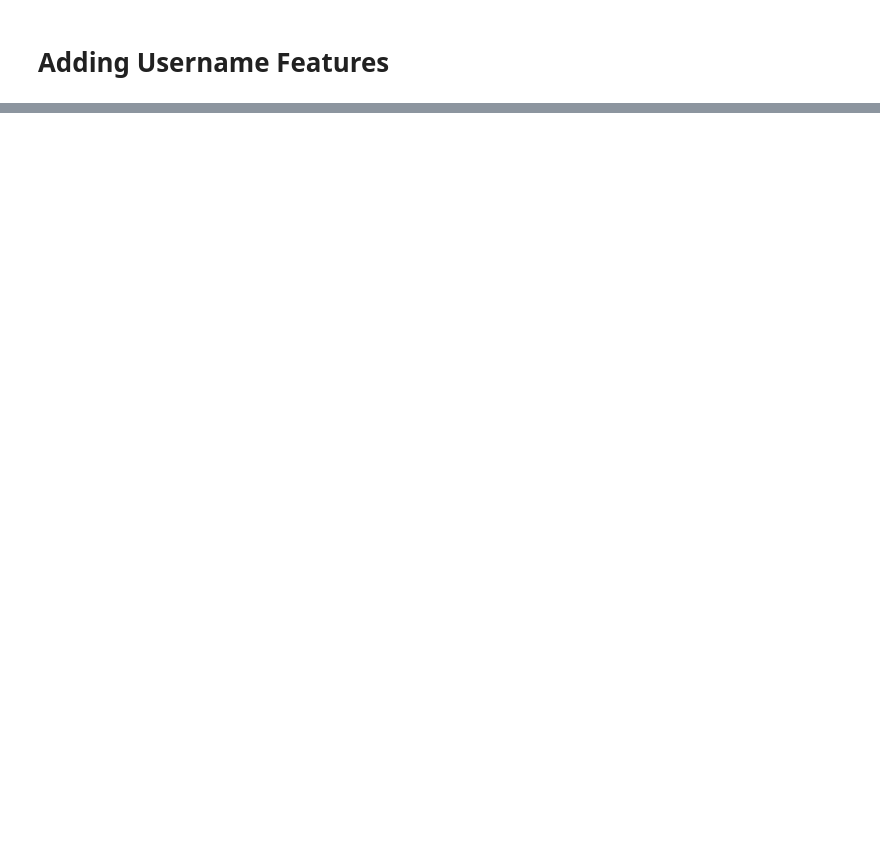
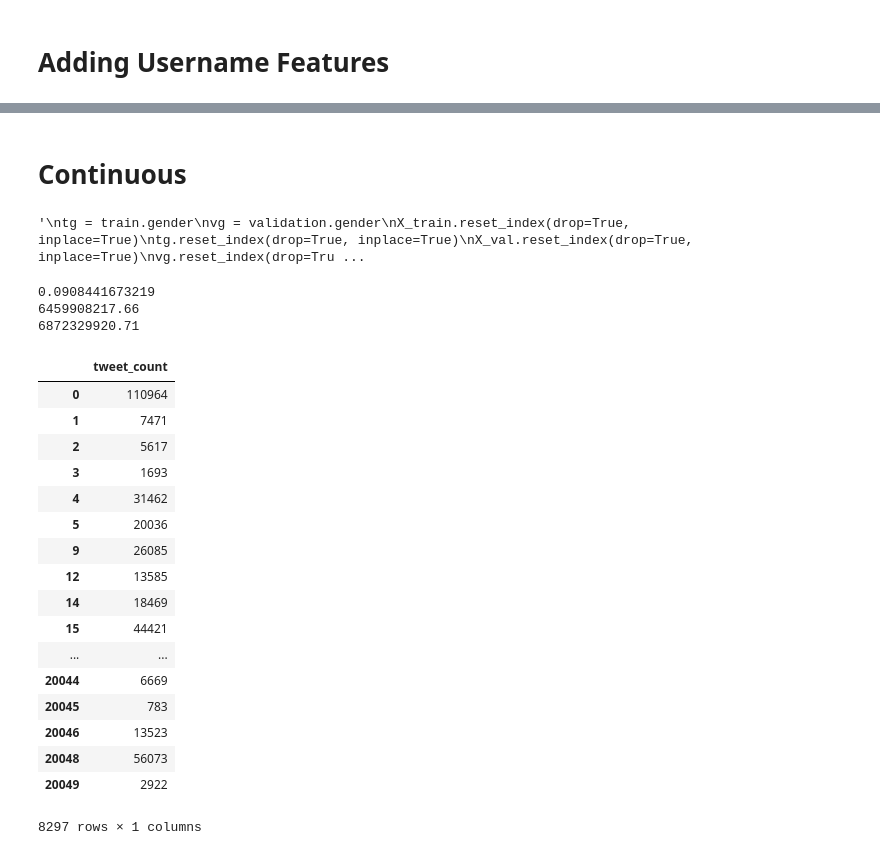
Before and after one commit to fcipollone/TwitterUserGender, a Jupyter notebook: Prediction.ipynb, the cells around one changed output, grey strips where cells are left out. Drawn from its saved outputs; the diff is of its cells as text; code cells hidden in the pictures; blank space fills up the shorter version.

```diff
--- a/Prediction.ipynb
+++ b/Prediction.ipynb
@@ -234,0 +235,19 @@ print (metrics.roc_auc_score(y_val, scores[:,1]))
+# %% [markdown]
+# Continuous
+# %%
+'''
+tg = train.gender
+vg = validation.gender
+X_train.reset_index(drop=True, inplace=True)
+tg.reset_index(drop=True, inplace=True)
+X_val.reset_index(drop=True, inplace=True)
+vg.reset_index(drop=True, inplace=True)
+
+X_train = pd.concat([X_train, tg],axis=1, ignore_index=True)
+X_val = pd.concat([X_val, vg],axis=1, ignore_index=True)
+'''
+# %% [output]
+'\ntg = train.gender\nvg = validation.gender\nX_train.reset_index(drop=True, inplace=True)\ntg.reset_index(drop=True, inplace=True)\nX_val.reset_index(drop=True, inplace=True)\nvg.reset_index(drop=Tru ...
+# %%
+y_train = train.filter(['tweet_count'])
+y_val = validation.filter(['tweet_count'])
@@ -234,0 +257,36 @@ print (metrics.roc_auc_score(y_val, scores[:,1]))
+# %%
+import sklearn.neural_network
+third = sklearn.linear_model.Ridge(alpha=100)
+third.fit(X_train,y_train)
+
+print(third.score(X_train,y_train))
+
+scores = third.predict(X_val)
+
+print (metrics.mean_squared_error(y_val, scores))
+print (metrics.mean_squared_error(y_val, [np.mean(y_val) for i in range(len(y_val))]))
+# %% [output]
+0.0908441673219
+6459908217.66
+6872329920.71
+# %%
+y_train
+# %% [output]
+|  | tweet_count |
+| 0 | 110964 |
+| 1 | 7471 |
+| 2 | 5617 |
+| 3 | 1693 |
+| 4 | 31462 |
+| 5 | 20036 |
+| 9 | 26085 |
+| 12 | 13585 |
+| 14 | 18469 |
+| 15 | 44421 |
+| ... | ... |
+| 20044 | 6669 |
+| 20045 | 783 |
+| 20046 | 13523 |
+| 20048 | 56073 |
+| 20049 | 2922 |
+8297 rows × 1 columns
```
Also changed, not shown: parts of 11 cells of this notebook, 1 other file.
